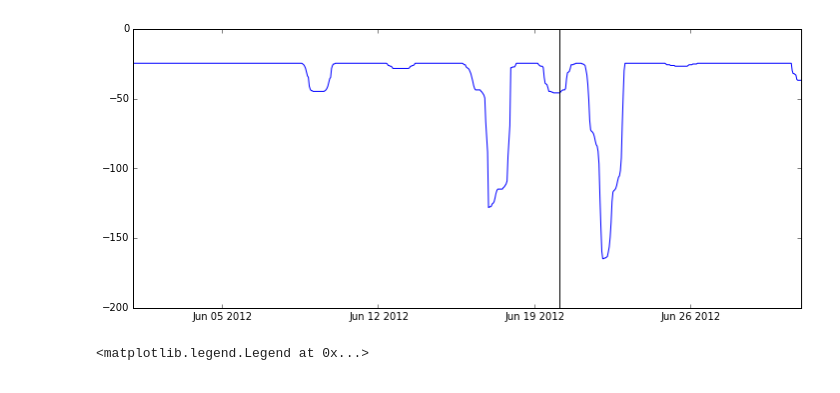
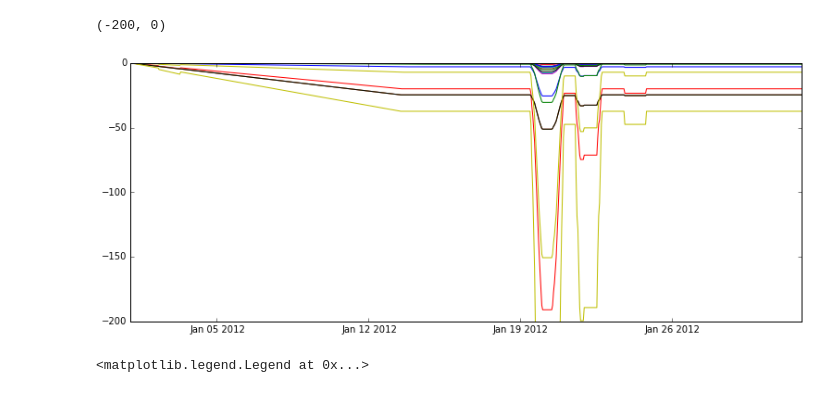
Before and after one commit to okadate/notebook, a Jupyter notebook: check_river.ipynb, the cells around one changed output. Saved outputs shown, nothing was run; the diff lists cells and outputs as text; code cells hidden in the pictures.

```diff
--- a/check_river.ipynb
+++ b/check_river.ipynb
@@ -7,7 +7,7 @@ import datetime
 t = datetime.datetime
 tunit_JST = "days since 1968-05-23 09:00:00 GMT"
 
-ncfile = '/Users/teruhisa/Dropbox/Data/ob500_river_2012_fennelP-2.nc'
+ncfile = '/Users/teruhisa/Dropbox/Data/ob500_river_2012_fennelP-3.nc'
 nc = netCDF4.Dataset(ncfile, 'r')
 time = nc.variables['river_time_hourly'][:]
 time = netCDF4.num2date(time, tunit_JST)
@@ -15,14 +15,15 @@ q = nc.variables['river_transport'][:,:]
 yodo = q[:,6]
 yamato = q[:,11]
 # %%
-fig, ax = plt.subplots(1,1, figsize=[12,5])
-ax.plot(time, yodo)
-ax.plot([t(2012,6,20,3,16,0),t(2012,6,20,3,16,0)], [-200,0], 'k-')
-ax.set_xlim(t(2012,6,1,0),t(2012,7,1,0))
+fig, ax = plt.subplots(1,1, figsize=[13,5])
+for i in range(34):
+    ax.plot(time, q[:,i])
+#ax.plot([t(2012,6,20,3,16,0),t(2012,6,20,3,16,0)], [-200,0], 'k-')
+ax.set_xlim(t(2012,1,1,0),t(2012,2,1,0))
 ax.set_ylim(-200,0)
-ax.legend()
 # %% [output]
+(-200, 0)
-[figure, old version]
+[figure, new version]
 # %%
 fig, ax = plt.subplots(1,1,figsize=[10,2])
 ax2 = ax.twinx()
```
